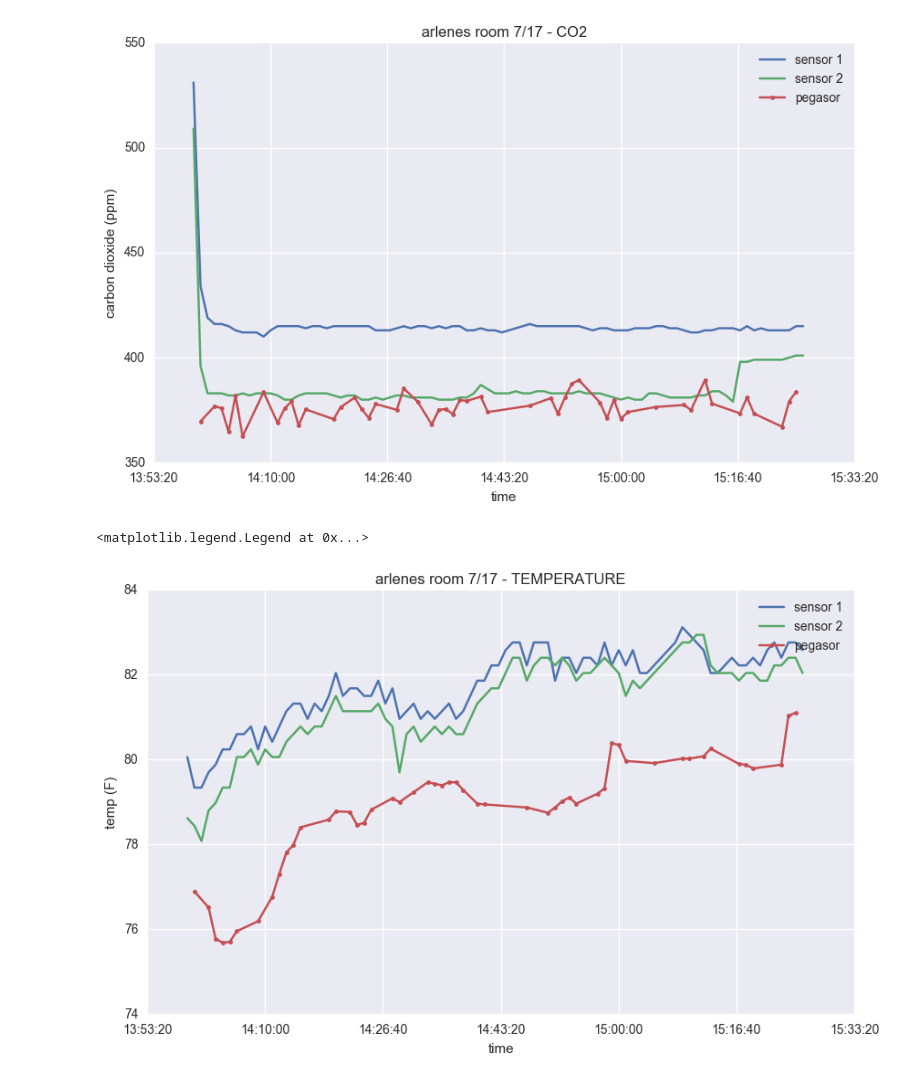
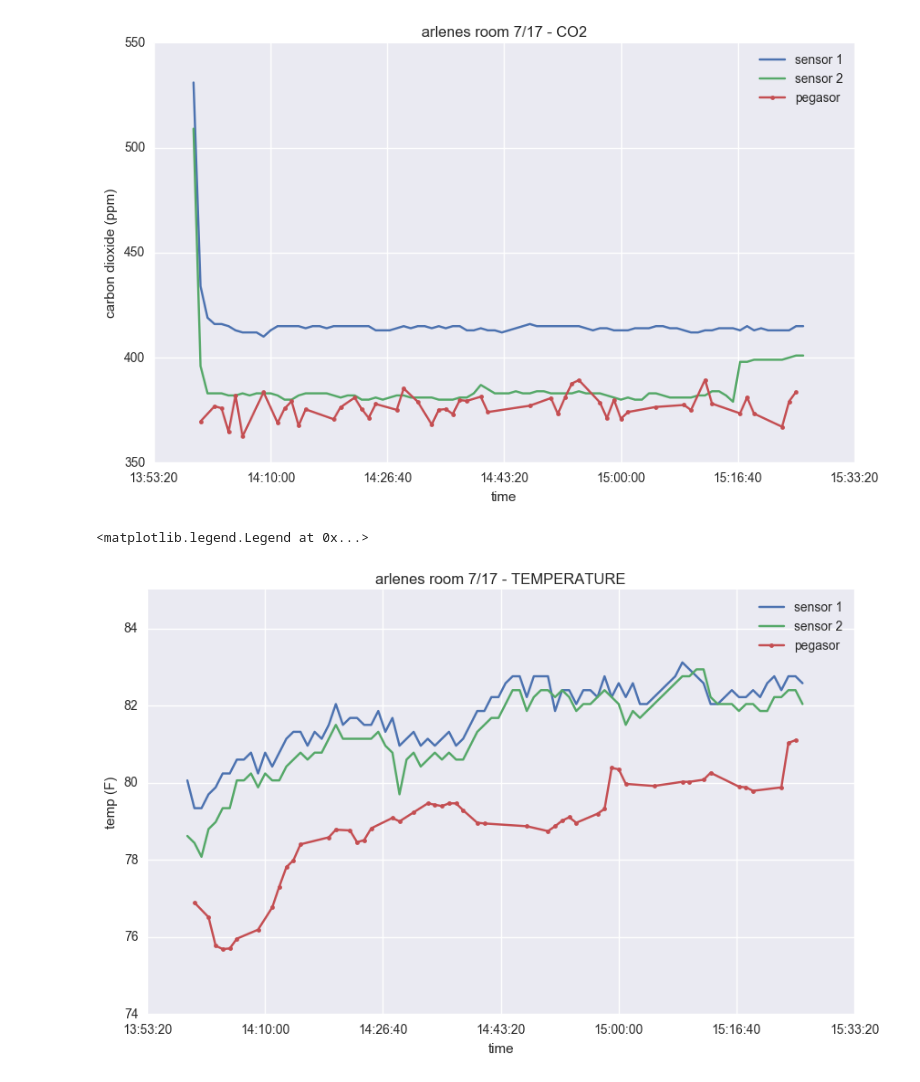
Before and after one commit to stellalc7/ch-misc, a Jupyter notebook: arlenes-room-jul-17.ipynb, the cells around one changed output. Saved outputs shown, nothing was run; the diff lists cells and outputs as text; code cells hidden in the pictures.

```diff
--- a/arlenes-room-jul-17.ipynb
+++ b/arlenes-room-jul-17.ipynb
@@ -85,16 +85,16 @@ plt.legend()
 # %%
 plt.figure(figsize=(10,6))
 plt.plot(df['time'],df['tempF-1'],label='sensor 1')
 plt.plot(df['time'],df['tempF-2'],label='sensor 2')
 plt.plot(aqi['time2'],aqi['tempF'],'.-',label='pegasor')
-plt.ylim([74,84])
+plt.ylim([74,85])
 plt.title('arlenes room 7/17 - TEMPERATURE')
 plt.xlabel('time')
 plt.ylabel('temp (F)')
 plt.legend()
 # %% [output]
 <matplotlib.legend.Legend at 0x...>
-[figure, old version]
+[figure, new version]
 # %%
 plt.figure(figsize=(10,6))
 plt.plot(df['time'],df['Humi(%RH)-1'],label='sensor 1')
```
Also changed, not shown: parts of 1 cell of this notebook.
